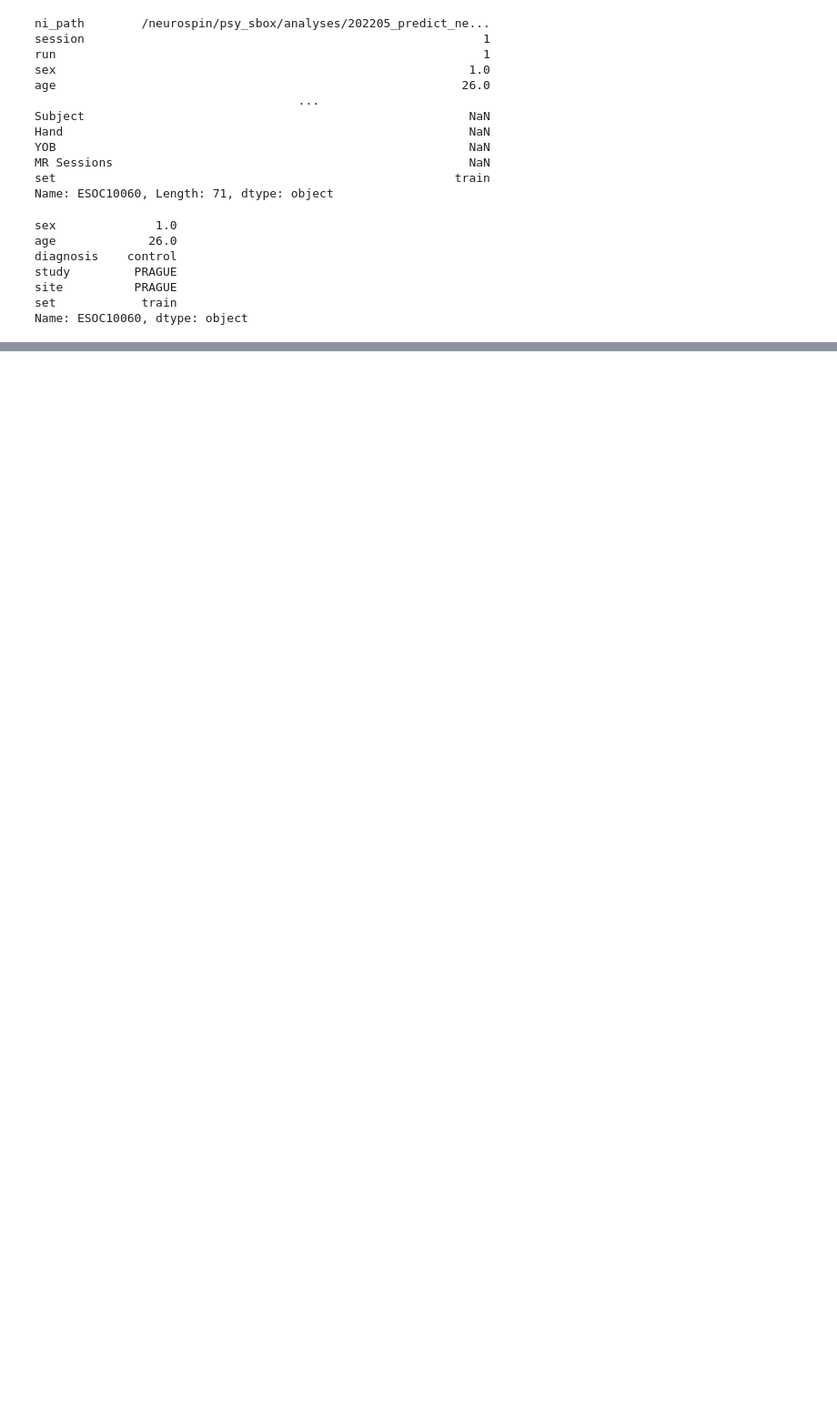
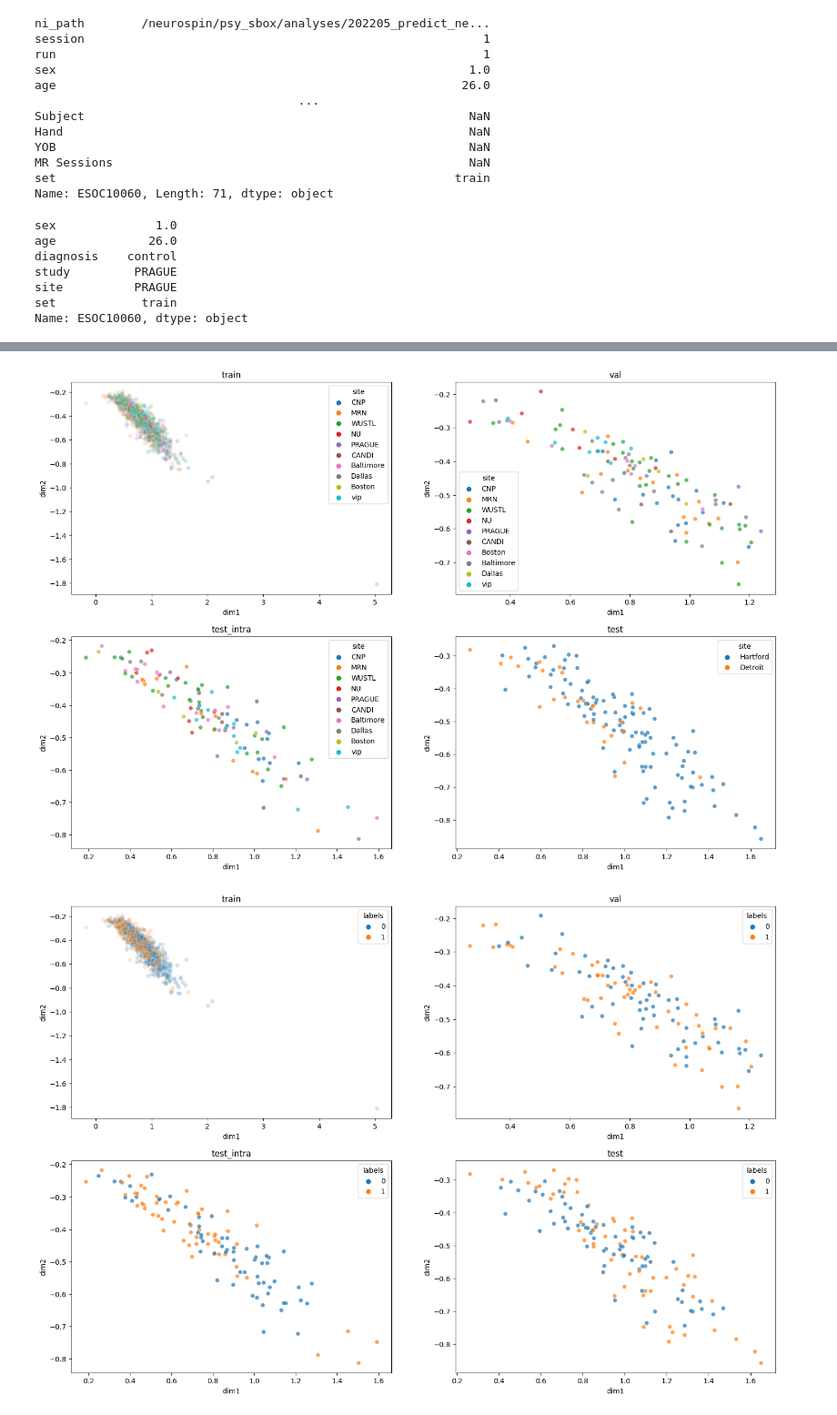
Before and after one commit to neurospin-projects/2023_agaudin_jchavas_folding_supervised, a Jupyter notebook: contrastive/notebooks/schiz_test_intra_investigation.ipynb, the cells around one changed output, grey strips where cells are left out. Shown at 91% size. Drawn from its saved outputs; the diff is of its cells as text; code cells hidden in the pictures; blank space fills up the shorter version.

```diff
--- a/contrastive/notebooks/schiz_test_intra_investigation.ipynb
+++ b/contrastive/notebooks/schiz_test_intra_investigation.ipynb
@@ -112,0 +148,11 @@ Name: ESOC10060, dtype: object
+# %%
+def get_sites(df, used_subjects):
+    partial_subjects = used_subjects[used_subjects.participant_id.isin(df.participant_id)]
+    partial_subjects = partial_subjects.sort_values(by='participant_id')
+    df.sort_values(by='participant_id', inplace=True)
+    df['site'] = partial_subjects['site'].values
+    return df
+# %%
+train_outputs = train_outputs.rename(columns={'ID': 'participant_id'})
+train_outputs = get_sites(train_outputs, used_subjects)
+train_outputs
@@ -112,0 +173,54 @@ Name: ESOC10060, dtype: object
+# %%
+val_outputs = val_outputs.rename(columns={'ID': 'participant_id'})
+val_outputs = get_sites(val_outputs, used_subjects)
+
+test_outputs = test_outputs.rename(columns={'ID': 'participant_id'})
+test_outputs = get_sites(test_outputs, used_subjects)
+
+test_intra_outputs = test_intra_outputs.rename(columns={'ID': 'participant_id'})
+test_intra_outputs = get_sites(test_intra_outputs, used_subjects)
+# %%
+plt.figure(figsize=(18,12))
+
+plt.subplot(221)
+sns.scatterplot(train_outputs, x='dim1', y ='dim2', hue='site', alpha=0.2)
+
+plt.title('train')
+
+plt.subplot(222)
+sns.scatterplot(val_outputs, x='dim1', y ='dim2', hue='site', alpha=0.7)
+plt.title("val")
+
+plt.subplot(223)
+sns.scatterplot(test_intra_outputs, x='dim1', y ='dim2', hue='site', alpha=0.7)
+plt.title('test_intra')
+
+plt.subplot(224)
+sns.scatterplot(test_outputs, x='dim1', y ='dim2', hue='site', alpha=0.7)
+plt.title("test")
+
+plt.show()
+
+plt.figure(figsize=(18,12))
+
+plt.subplot(221)
+sns.scatterplot(train_outputs, x='dim1', y ='dim2', hue='labels', alpha=0.2)
+
+plt.title('train')
+
+plt.subplot(222)
+sns.scatterplot(val_outputs, x='dim1', y ='dim2', hue='labels', alpha=0.7)
+plt.title("val")
+
+plt.subplot(223)
+sns.scatterplot(test_intra_outputs, x='dim1', y ='dim2', hue='labels', alpha=0.7)
+plt.title('test_intra')
+
+plt.subplot(224)
+sns.scatterplot(test_outputs, x='dim1', y ='dim2', hue='labels', alpha=0.7)
+plt.title("test")
+
+plt.show()
+# %% [output]
+[figure, added]
+[figure, added]
```
Also changed, not shown: parts of 19 cells of this notebook, 2 other files.
